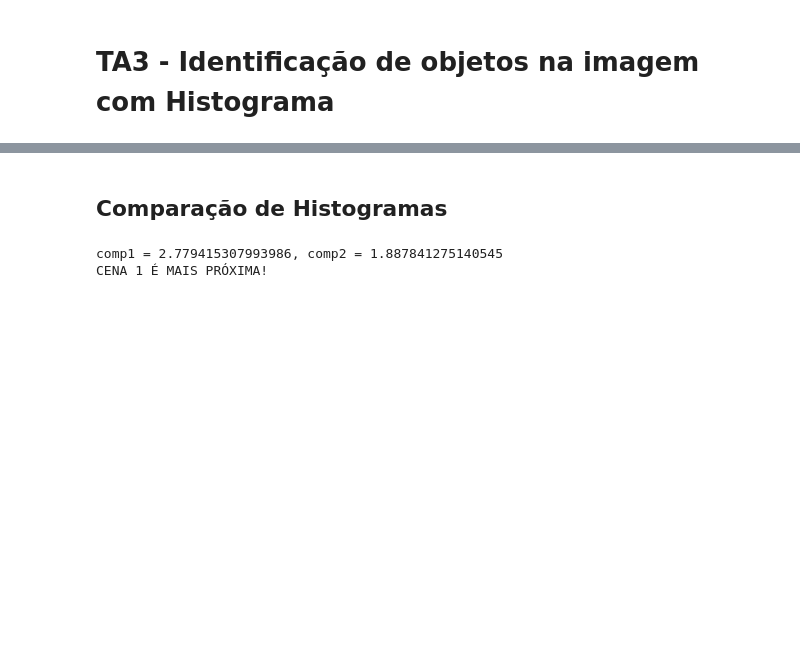
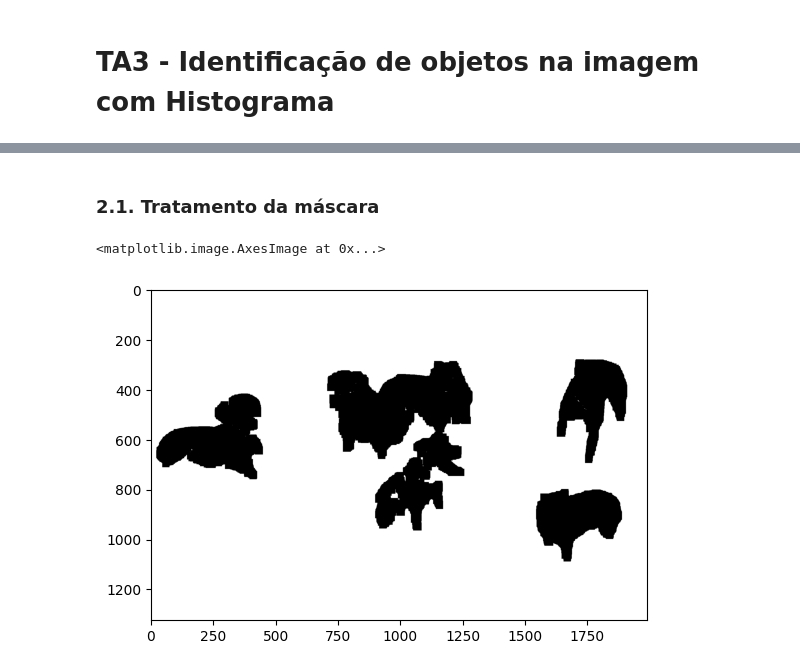
Before and after one commit to diogohal/TA3-Visao, a Jupyter notebook: ta3.ipynb, the cells around one changed output, grey strips where cells are left out. Cells and saved outputs as stored; diff of their text form; code cells hidden in the pictures; blank space fills up the shorter version.

```diff
--- a/ta3.ipynb
+++ b/ta3.ipynb
@@ -33,14 +48,10 @@ plt.imshow(mask, 'gray')
 # %% [markdown]
-## Comparação de Histogramas
+### 2.1. Tratamento da máscara
 # %%
-comp1 = cv.compareHist(obj_hist, scene_hist, cv.HISTCMP_INTERSECT)
-comp2 = cv.compareHist(obj_hist, scene_hist2, cv.HISTCMP_INTERSECT)
-
-print(f'comp1 = {comp1}, comp2 = {comp2}')
-if(comp1 > comp2):
-    print('CENA 1 É MAIS PRÓXIMA!')
-else:
-    print('CENA 2 É MAIS PRÓXIMA')
+kernel = np.ones((29,29), dtype=np.uint8)
+opening = cv.morphologyEx(mask, cv.MORPH_CLOSE, kernel)
+th, mask_thresh = cv.threshold(opening, 50, 255, cv.THRESH_BINARY)
+plt.imshow(mask_thresh, 'gray')
 # %% [output]
-comp1 = 2.779415307993986, comp2 = 1.887841275140545
-CENA 1 É MAIS PRÓXIMA!
+<matplotlib.image.AxesImage at 0x...>
+[figure, added]
```
Also changed, not shown: parts of 11 cells of this notebook, 2 other files.
